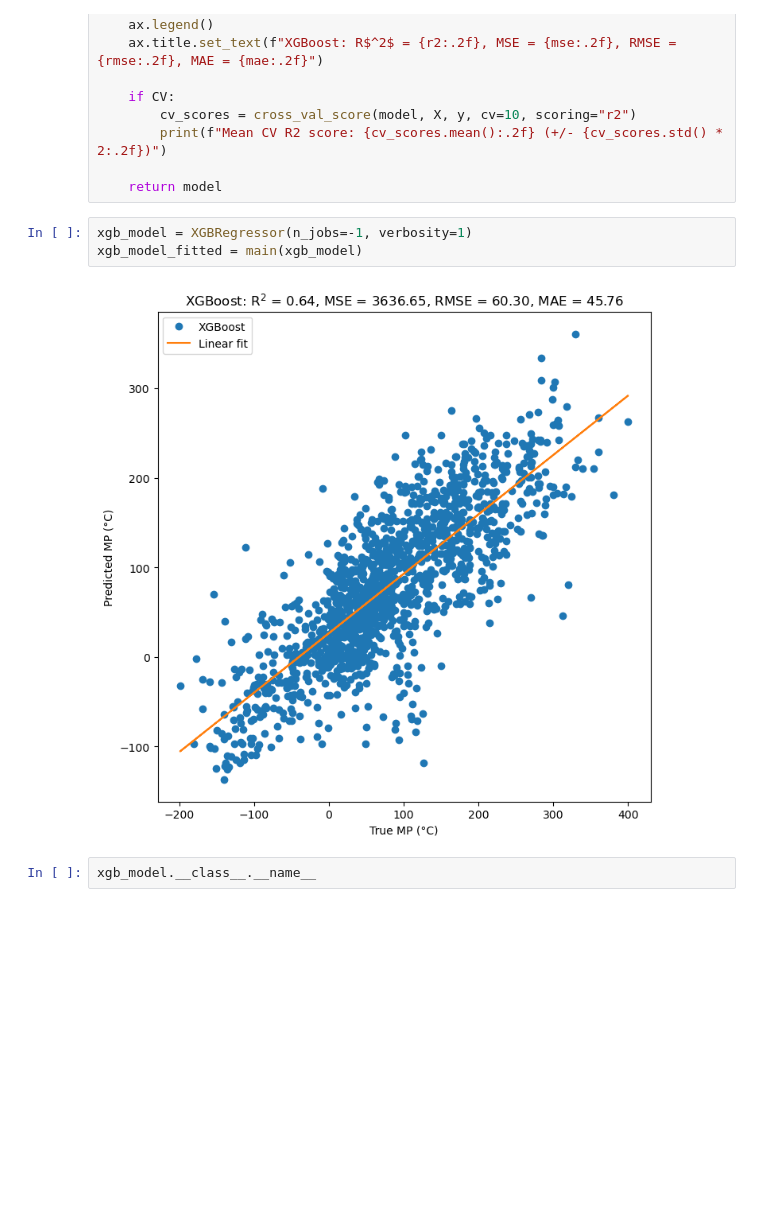
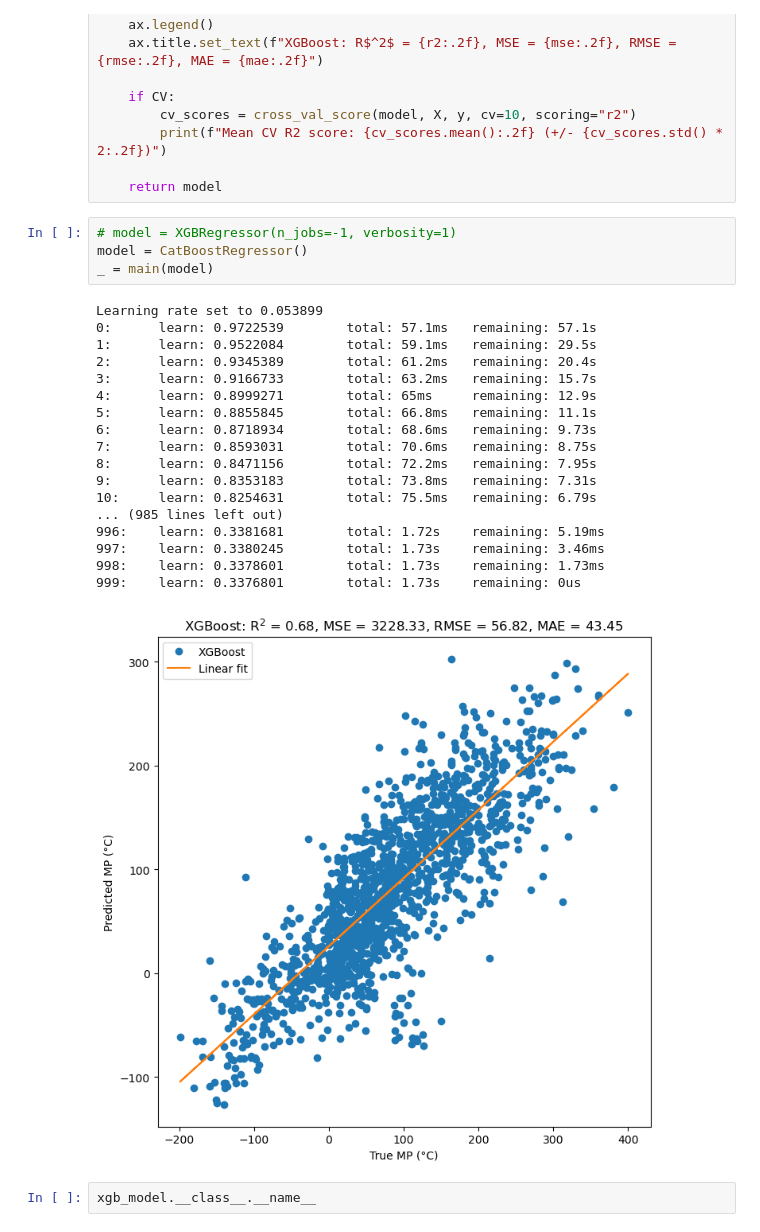
Before and after one commit to aravindhnivas/cdms-jpl-api, a Jupyter notebook: demo/CRC/crc_mp.ipynb, the cells around one changed output. Drawn from its saved outputs; the diff is of its cells as text; blank space fills up the shorter version.

```diff
--- a/demo/CRC/crc_mp.ipynb
+++ b/demo/CRC/crc_mp.ipynb
@@ -155,10 +156,28 @@ def main(model, CV=False):
 
     return model
 # %%
-xgb_model = XGBRegressor(n_jobs=-1, verbosity=1)
-xgb_model_fitted = main(xgb_model)
+# model = XGBRegressor(n_jobs=-1, verbosity=1)
+model = CatBoostRegressor()
+_ = main(model)
 # %% [output]
+Learning rate set to 0.053899
+0:      learn: 0.9722539        total: 57.1ms   remaining: 57.1s
+1:      learn: 0.9522084        total: 59.1ms   remaining: 29.5s
+2:      learn: 0.9345389        total: 61.2ms   remaining: 20.4s
+3:      learn: 0.9166733        total: 63.2ms   remaining: 15.7s
+4:      learn: 0.8999271        total: 65ms     remaining: 12.9s
+5:      learn: 0.8855845        total: 66.8ms   remaining: 11.1s
+6:      learn: 0.8718934        total: 68.6ms   remaining: 9.73s
+7:      learn: 0.8593031        total: 70.6ms   remaining: 8.75s
+8:      learn: 0.8471156        total: 72.2ms   remaining: 7.95s
+9:      learn: 0.8353183        total: 73.8ms   remaining: 7.31s
+10:     learn: 0.8254631        total: 75.5ms   remaining: 6.79s
+... (985 lines left out)
+996:    learn: 0.3381681        total: 1.72s    remaining: 5.19ms
+997:    learn: 0.3380245        total: 1.73s    remaining: 3.46ms
+998:    learn: 0.3378601        total: 1.73s    remaining: 1.73ms
+999:    learn: 0.3376801        total: 1.73s    remaining: 0us
-[figure, old version]
+[figure, new version]
 # %%
 xgb_model.__class__.__name__
 # %% [output]
```
Also changed, not shown: parts of 2 cells of this notebook.
